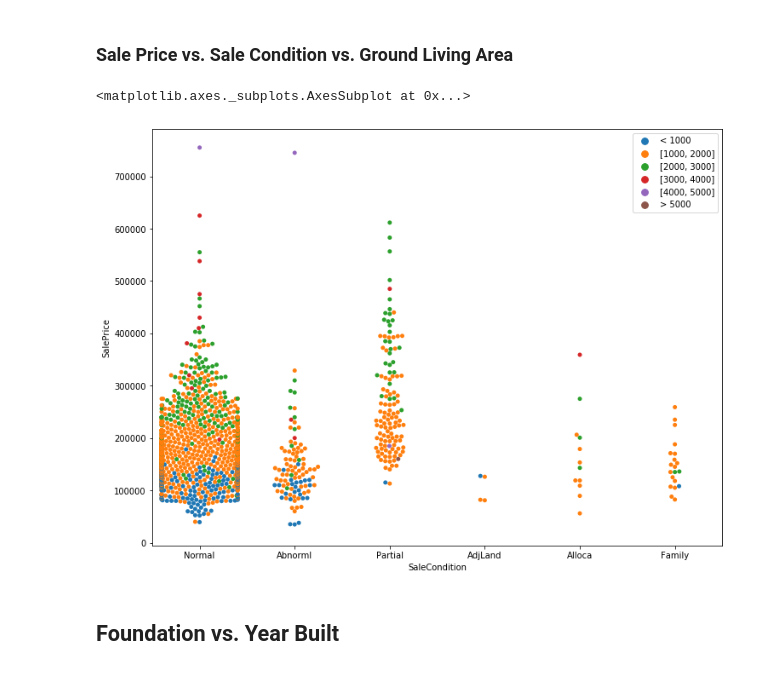
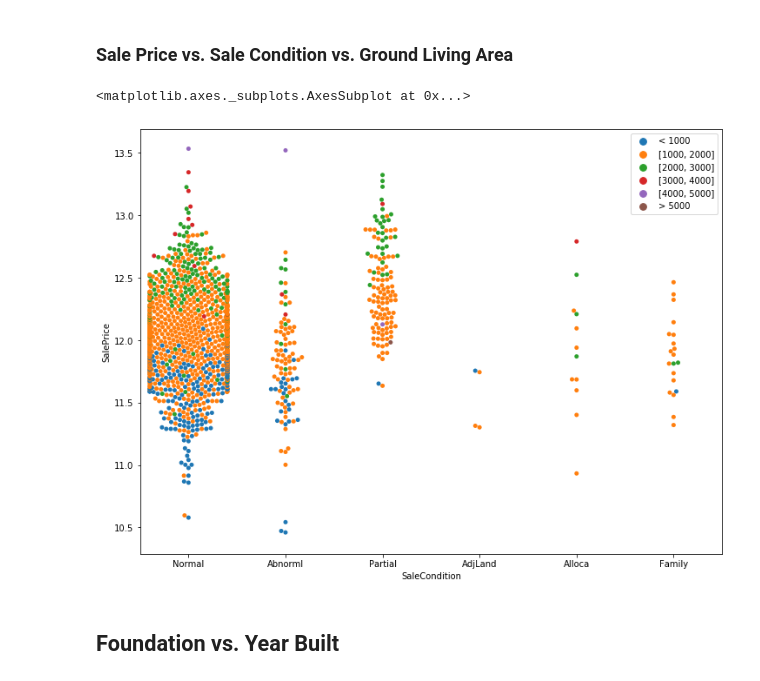
Before and after one commit to migdias/capstone_house_prices, a Jupyter notebook: HouseSales.ipynb, the cells around one changed output. Saved outputs shown, nothing was run; the diff lists cells and outputs as text; code cells hidden in the pictures.

```diff
--- a/HouseSales.ipynb
+++ b/HouseSales.ipynb
@@ -362,0 +472,4 @@ data.MiscFeature = data.MiscFeature.fillna("None")
+# %%
+# Same as above
+
+data.Functional = data.Functional.fillna(data.Functional.mode().values[0])
@@ -363,3 +492,7 @@ data.MiscFeature = data.MiscFeature.fillna("None")
+# %%
+# Same as above
+
+data.SaleType = data.SaleType.fillna(data.SaleType.mode().values[0])
 # %% [markdown]
 ## Check Missing Values Again
 # %%
@@ -373,2 +507,7 @@ As we can see, all missing values have been dealt with. We are now ready to do s
 # %% [markdown]
 # Data Insights
+# %%
+# Let's put the train and test back in their own variables.
+
+train = data.loc[train.index.values]
+test = data.loc[test.index.values]
@@ -456,9 +601,9 @@ Hmm... It seems a bit left skewed.. Let's try to transform the price into logari
 # %% [markdown]
 ### Transform Price to Log
 # %%
-data.SalePrice = np.log1p(data.SalePrice)
+train.SalePrice = np.log1p(train.SalePrice)
 f, ax = plt.subplots(figsize=(12, 9))
-sns.distplot(data.SalePrice)
+sns.distplot(train.SalePrice)
 plt.tight_layout()
 # %% [output]
 [figure]
@@ -600,14 +745,14 @@ plt.tight_layout()
 # %%
 f, ax = plt.subplots(figsize=(12, 9))
 sns.swarmplot(x='SaleCondition',
               y='SalePrice',
-              data=data,
+              data=train,
               hue=GrLivAreaSeg,
               hue_order=['< 1000', '[1000, 2000]', '[2000, 3000]', '[3000, 4000]', '[4000, 5000]', '> 5000']
              )
 # %% [output]
 <matplotlib.axes._subplots.AxesSubplot at 0x...>
-[figure, old version]
+[figure, new version]
 # %% [markdown]
 ## Foundation vs. Year Built
 # %% [markdown]
```
Also changed, not shown: parts of 87 cells of this notebook, 3 other files.
